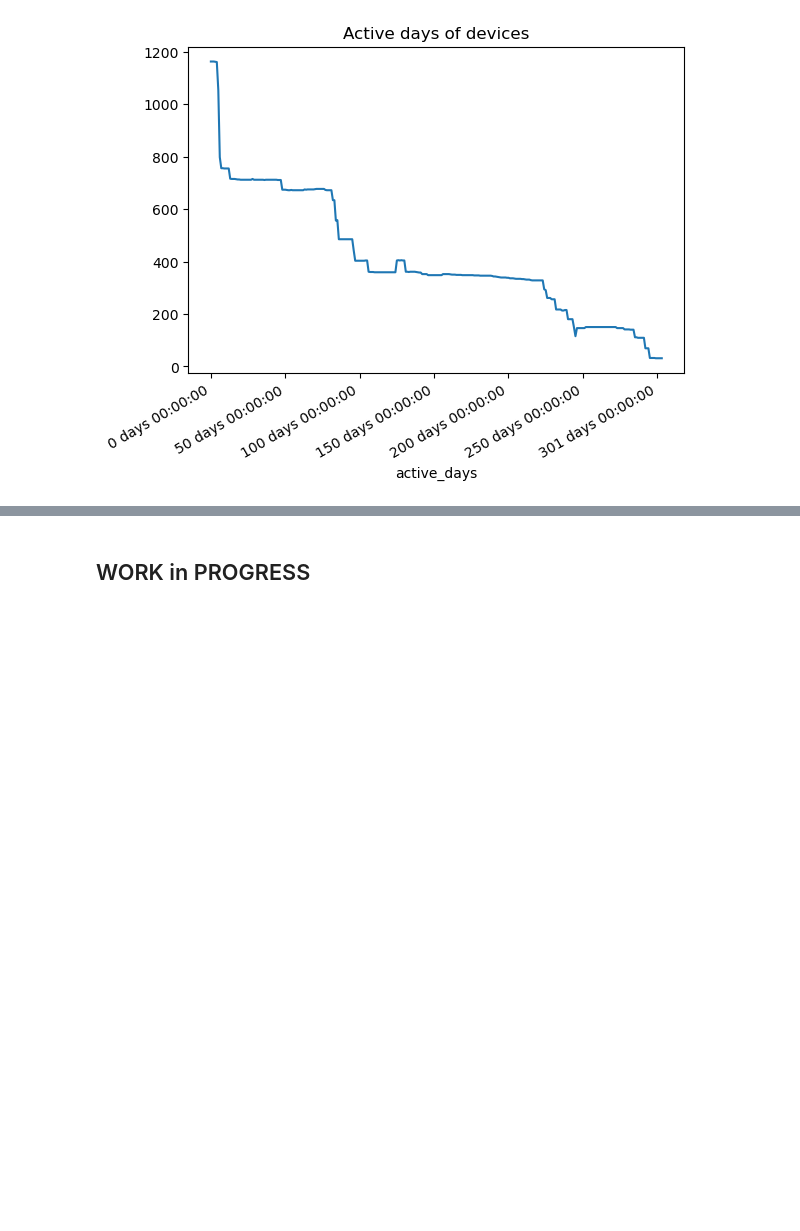
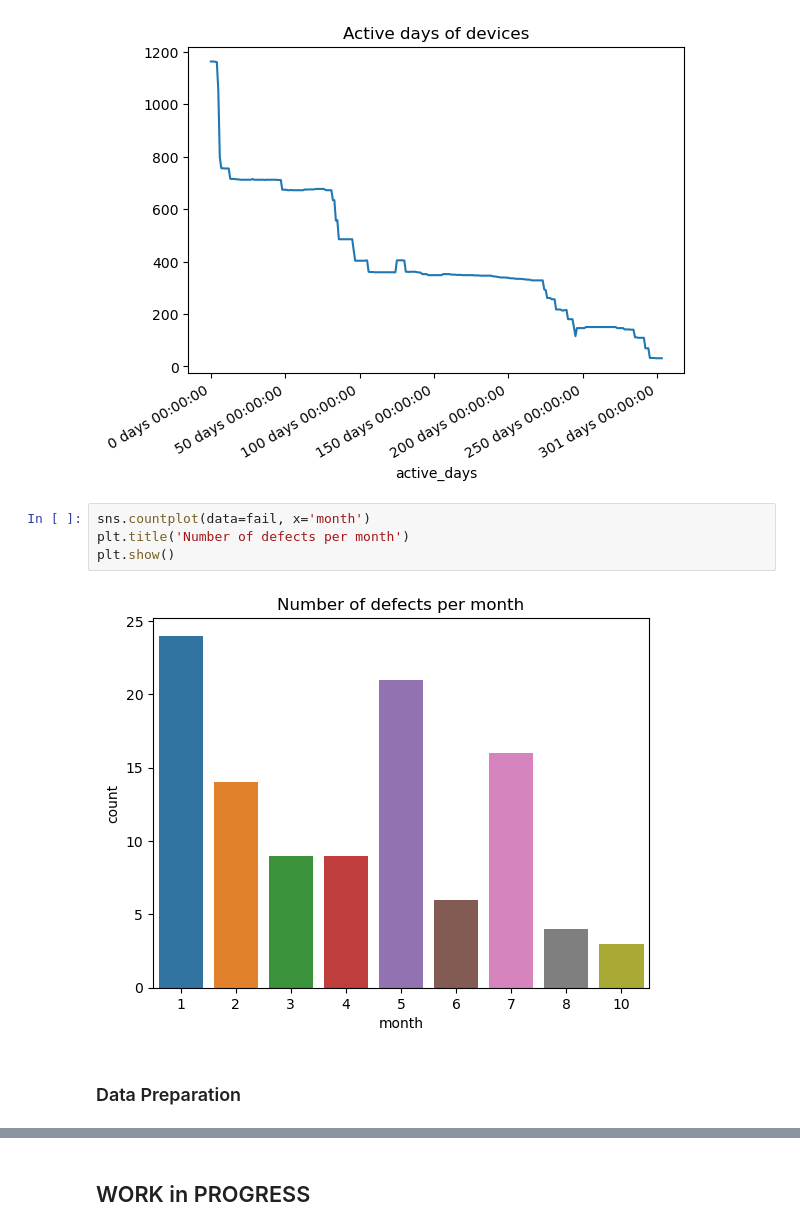
Before and after one commit to tamaricki/Projects, a Jupyter notebook: predictive_maintenance.ipynb, the cells around one changed output, grey strips where cells are left out. Drawn from its saved outputs; the diff is of its cells as text; blank space fills up the shorter version.

```diff
--- a/predictive_maintenance.ipynb
+++ b/predictive_maintenance.ipynb
@@ -275,3 +244,11 @@ plt.show()
 #highest number of active days is 0 because all devices started from day 0
 # %% [output]
 [figure]
+# %%
+sns.countplot(data=fail, x='month')
+plt.title('Number of defects per month')
+plt.show()
+# %% [output]
+[figure, added]
+# %% [markdown]
+### Data Preparation
```
Also changed, not shown: parts of 32 cells of this notebook.
